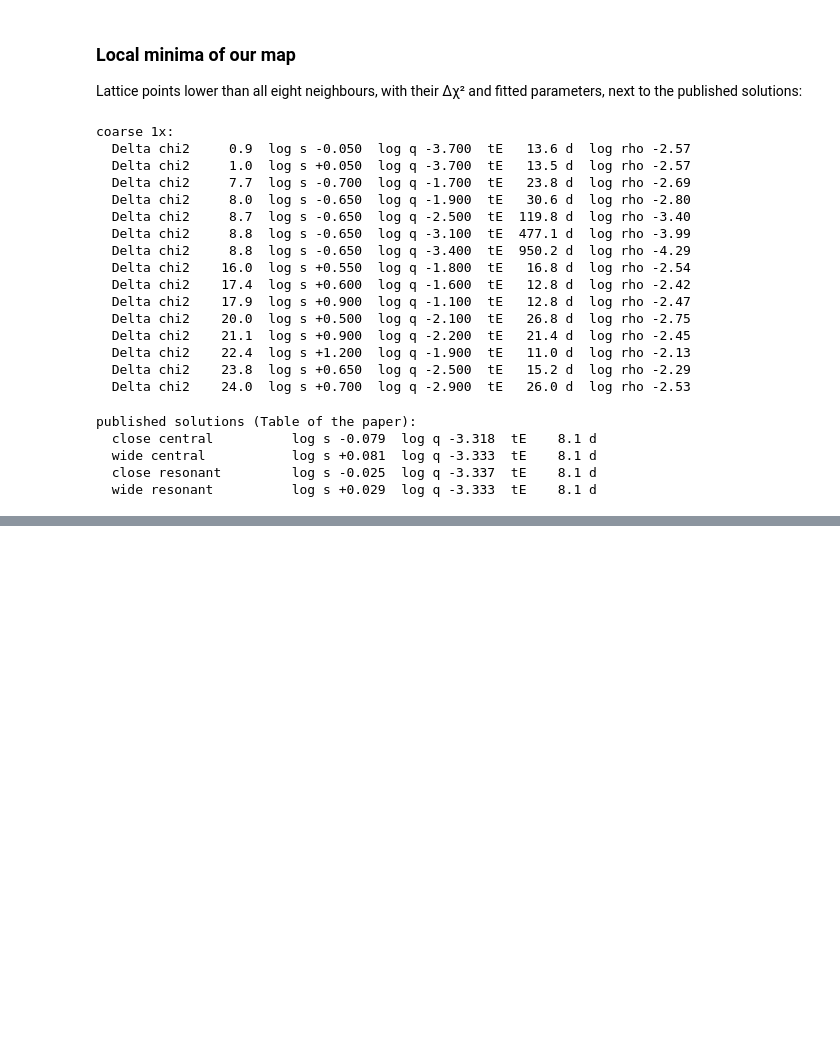
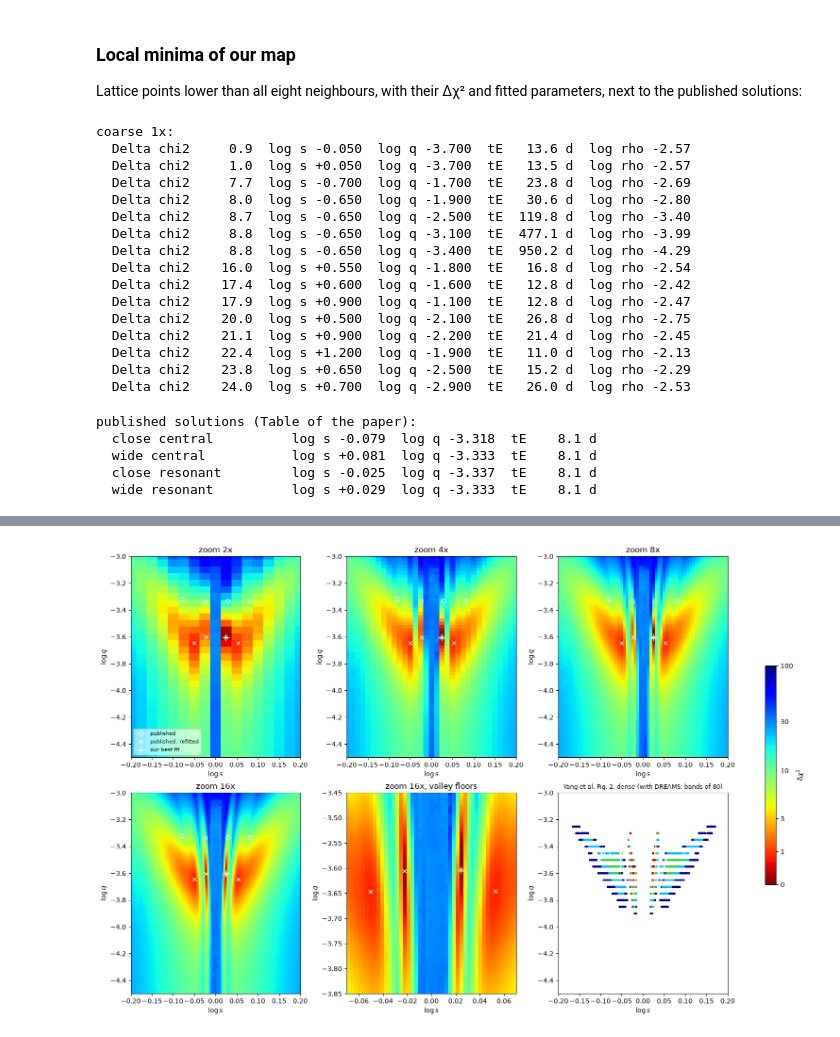
Before and after one commit to hippke/lenscape, a Jupyter notebook: notebooks/example_kb251616.ipynb, the cells around one changed output, grey strips where cells are left out. Drawn from its saved outputs; the diff is of its cells as text; code cells hidden in the pictures; blank space fills up the shorter version.

```diff
--- a/notebooks/example_kb251616.ipynb
+++ b/notebooks/example_kb251616.ipynb
@@ -434,0 +409,21 @@ map2 = run_or_load("coarse_2x", lambda: lenscape.maps.densify([coarse], data, LS
+# %%
+def in_box(x0, step, lo, hi):
+    # the points x0 + step k of a lattice axis that lie in [lo, hi]
+    k = np.arange(int(np.ceil((lo - x0) / step - 1e-9)), int(np.floor((hi - x0) / step + 1e-9)) + 1)
+    return x0 + step * k
+
+DLS, DLQ = LS_C[1] - LS_C[0], LQ_C[1] - LQ_C[0]                # steps of the coarse lattice
+ZBOX_S, ZBOX_Q = (-0.2, 0.2), (-4.5, -3.0)
+FACTORS = (2, 4, 8, 16)
+zooms = {1: coarse}
+for f in FACTORS:
+    prev = zooms[f // 2]
+    zooms[f] = run_or_load(f"zoom_{f}x", lambda: lenscape.maps.densify(
+        [prev], data, in_box(LS_C[0], DLS / f, *ZBOX_S), in_box(LQ_C[0], DLQ / f, *ZBOX_Q), best=best, log=log))
+zref = min(chi2_best, *(float(np.nanmin(m["chi2"])) for m in zooms.values()))
+for f in FACTORS:
+    m = zooms[f]
+    i, j = np.unravel_index(np.nanargmin(m["chi2"]), m["chi2"].shape)
+    print(f"zoom {f:2d}x: {m['chi2'].shape[0]:3d} x {m['chi2'].shape[1]:3d} points, wall time {m['wall'] / 60:5.1f} min, "
+          f"minimum {m['chi2'][i, j] - chi2_best:+7.2f} against the best fit at log s = {m['logs'][i]:+.5f}, "
+          f"log q = {m['logq'][j]:.4f}")
@@ -434,0 +435,24 @@ map2 = run_or_load("coarse_2x", lambda: lenscape.maps.densify([coarse], data, LS
+# %%
+CBOX_S, CBOX_Q = (-0.07, 0.07), (-3.85, -3.45)                 # the four valley floors
+fig, axs = plt.subplots(2, 3, figsize=(15, 10), constrained_layout=True)
+for ax, (f, title) in zip(axs.flat, [(2, "zoom 2x"), (4, "zoom 4x"), (8, "zoom 8x"), (16, "zoom 16x"),
+                                     (16, "zoom 16x, valley floors")]):
+    figures.plot_map(zooms[f], ax=ax, vmax=100, chi2_ref=zref, colorbar=False)
+    for k, sol in enumerate(SOLUTIONS.values()):
+        ax.plot(np.log10(sol[3]), np.log10(sol[4]), "wo", mfc="none", ms=6, label="published" if k == 0 else None)
+    for k, s in enumerate(bf["solutions"].values()):
+        ax.plot(s["p"][3], s["p"][4], "wx", ms=6, label="published, refitted" if k == 0 else None)
+    ax.plot(best[3], best[4], "w+", ms=11, label="our best fit")
+    box = (CBOX_S, CBOX_Q) if "floors" in title else (ZBOX_S, ZBOX_Q)
+    ax.set_xlim(*box[0]); ax.set_ylim(*box[1]); ax.set_title(title)
+axs[0, 0].legend(loc="lower left", fontsize=8, framealpha=0.6)
+ticks = np.array([0, 1, 3, 10, 30, 100])
+cb = fig.colorbar(axs[0, 0].images[0], ax=axs, shrink=0.5, ticks=np.log10(ticks + 1))
+cb.set_ticklabels([str(t) for t in ticks]); cb.set_label(r"$\Delta\chi^2$")
+ax = axs[1, 2]; sel = paper["panel"] == "dense"
+ax.scatter(paper["log_s"][sel], paper["log_q"][sel], c=paper["band"][sel] - 1, cmap=band_cmap, vmin=-0.5,
+           vmax=len(EDGES) + 0.5, marker="s", s=4)
+ax.set_xlim(*ZBOX_S); ax.set_ylim(*ZBOX_Q); ax.set_xlabel(r"$\log s$"); ax.set_ylabel(r"$\log q$")
+ax.set_title("Yang et al. Fig. 2, dense (with DREAMS; bands of 80)", fontsize=9);
+# %% [output]
+[figure, added]
```
Also changed, not shown: parts of 11 cells of this notebook, 5 other files.
